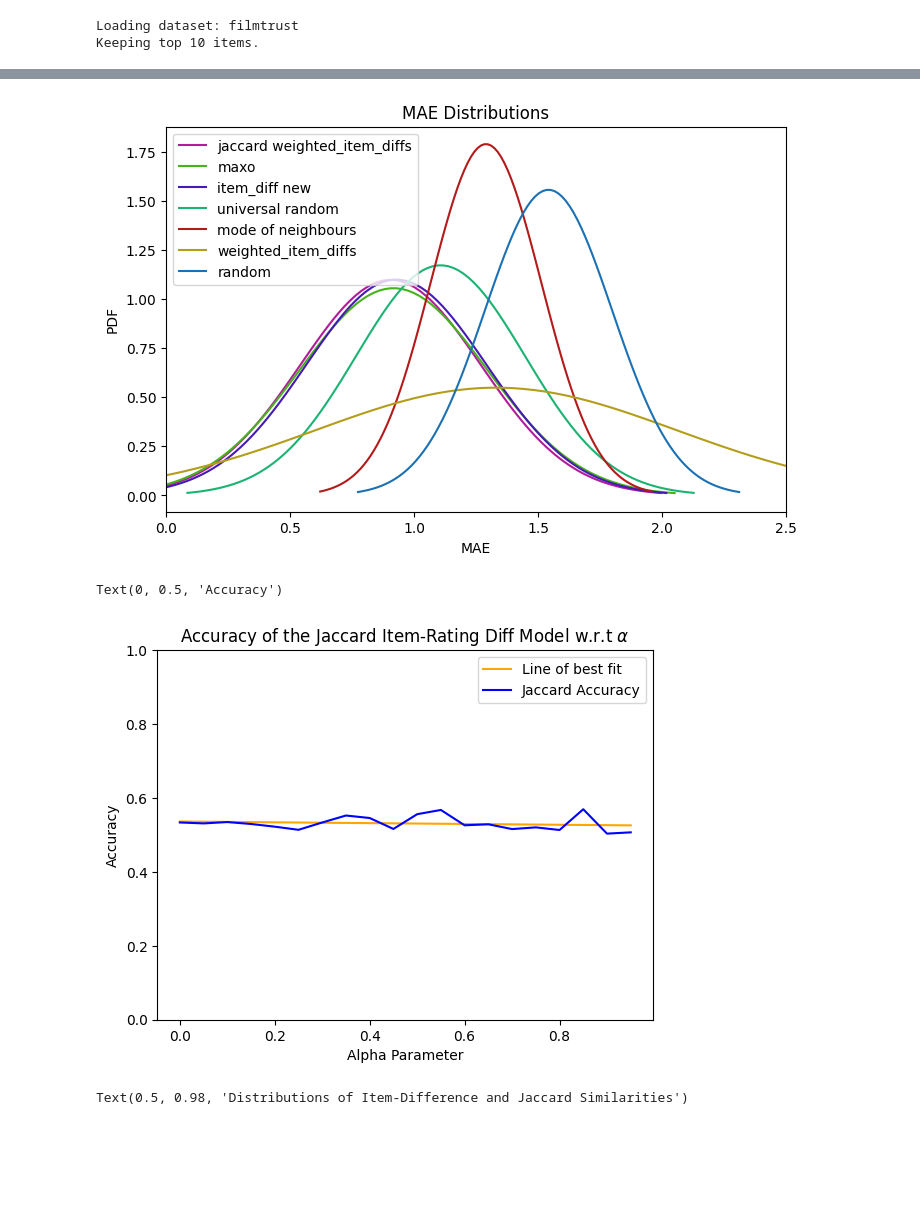
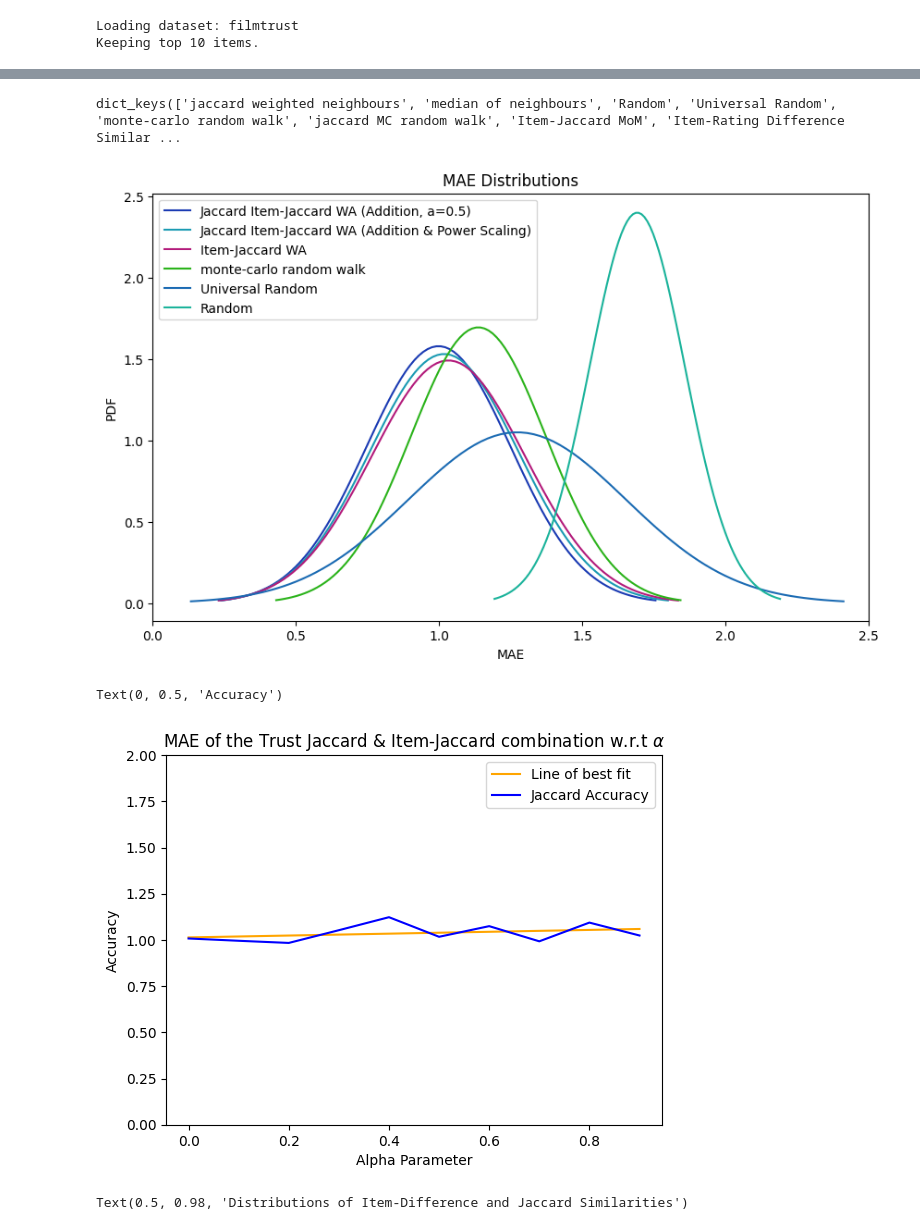
Before and after one commit to sajmon170/trust-based-recommendation-systems, a Jupyter notebook: Code/Analysis.ipynb, the cells around one changed output, grey strips where cells are left out. Cells and saved outputs as stored; diff of their text form; code cells hidden in the pictures; blank space fills up the shorter version.

```diff
--- a/Code/Analysis.ipynb
+++ b/Code/Analysis.ipynb
@@ -491,8 +609,9 @@ def item_diff_recommender_WA(data, item, test_points):
 # Connecting item graph with jaccard graph, i.e. random walk methods
 # Next steps -> Combine item-based network with intra-item, similar to how we did with social network/intra item
 #               -> Finally we will combine our understanding of these
-# %%
-results = {}
+# %%
+with open('./results.json', 'r') as infile:
+    results = json.load(infile)
 # %%
 # Make dict to hold results
 tests = {
@@ -554,8 +682,12 @@ N = len(results)
 HSV_tuples = [(x*1.0/N, 0.85, 0.7) for x in range(N)]
 RGB_tuples = list(map(lambda x: colorsys.hsv_to_rgb(*x), HSV_tuples))
 random.shuffle(RGB_tuples)
+# %%
+results.keys()
+# %% [output]
+dict_keys(['jaccard weighted neighbours', 'median of neighbours', 'Random', 'Universal Random', 'monte-carlo random walk', 'jaccard MC random walk', 'Item-Jaccard MoM', 'Item-Rating Difference Similar ...
 # %%
-fig = plt.figure(figsize=(8, 5))
+fig = plt.figure(figsize=(10, 6))
 
 # plt.subplot(5,1,1)
 # plt.title("Mean squared error")
@@ -590,45 +722,58 @@ fig = plt.figure(figsize=(8, 5))
 # plt.ylabel("ACC")
 # plt.xlabel("Ratio of sample to recommend for")
 
 # plt.subplot(1,2,1)
 # plt.title("Mean Squared Error Distributions")
 # plt.xlim(0, 5)
-result_items = sorted(list(results.items()), key=lambda x: np.mean(x[1]['mse']))
+keep_algs = [
+    'Random', 'Universal Random',
+    'monte-carlo random walk',
+    'Item-Jaccard WA',
+    # 'Intra-Item WA Pearson', 'Intra-Item WA IIJaccard',
+    # 'Jaccard & Intra-Item (JII) WA',
+    # 'JII Weighted Item Difference Similarity (JWIRD) WA',
+    'Jaccard Item-Jaccard WA (Addition, a=0.5)',
+    'Jaccard Item-Jaccard WA (Addition & Power Scaling)'
+
+
+]
+result_items = sorted(list([(a, v) for a, v in results.items(
+) if a in keep_algs]), key=lambda x: np.mean(x[1]['mse']))
 
 # for i, (name, res) in enumerate(result_items):
 #     mu = np.mean(res['mse'])
 #     sigma = np.std(res['mse'])
 #     x = np.linspace(mu - 3*sigma, mu + 3*sigma, 100)
 #     plt.plot(x, stats.norm.pdf(x, mu, sigma), label=name, color=RGB_tuples[i])
 # plt.legend()
 # plt.ylabel("PDF")
 # plt.xlabel("MSE")
 
-plt.subplot(1,2,1)
+# plt.subplot(1,2,1)
 plt.xlim(0, 2.5)
 plt.title("MAE Distributions")
 for i, (name, res) in enumerate(result_items):
     mu = np.mean(res['me'])
     sigma = np.std(res['me'])
     x = np.linspace(mu - 3*sigma, mu + 3*sigma, 100)
     plt.plot(x, stats.norm.pdf(x, mu, sigma), label=name, color=RGB_tuples[i])
 plt.legend()
 plt.ylabel("PDF")
 plt.xlabel("MAE")
 
-plt.subplot(1,2,2)
-plt.title("Algorithm Median Runtime")
-for i, (name, res) in enumerate(result_items):
-    mu = np.mean(res['timing'])
-    sigma = np.std(res['timing'])
-    x = np.linspace(mu - 3*sigma, mu + 3*sigma, 100)
-    plt.plot(x, stats.norm.pdf(x, mu, sigma), label=name, color=RGB_tuples[i])
-plt.legend()
-plt.ylabel("PDF")
-plt.xlabel("Timing (s)")
+# plt.subplot(1,2,2)
+# plt.title("Algorithm Median Runtime")
+# for i, (name, res) in enumerate(result_items):
+#     mu = np.mean(res['timing'])
+#     sigma = np.std(res['timing'])
+#     x = np.linspace(mu - 3*sigma, mu + 3*sigma, 100)
+#     plt.plot(x, stats.norm.pdf(x, mu, sigma), label=name, color=RGB_tuples[i])
+# plt.legend()
+# plt.ylabel("PDF")
+# plt.xlabel("Timing (s)")
 
 plt.show()
 # %% [output]
-[figure, old version]
+[figure, new version]
 # %%
 similarity_results = {}
@@ -644,13 +787,14 @@ mean_res = {alpha:np.mean(data['acc']) for alpha, data in similarity_results.ite
 # %%
-y, x = np.array(list(mean_res.values())), np.array(list(mean_res.keys()))
+mean_mae = {alpha:np.median(data['me']) for alpha, data in similarity_results.items()}
+y, x = np.array(list(mean_mae.values())), np.array(list(mean_mae.keys()))
 
-plt.title('Accuracy of the Jaccard Item-Rating Diff Model w.r.t $\\alpha$')
+plt.title('MAE of the Trust Jaccard & Item-Jaccard combination w.r.t $\\alpha$')
 
 a, b = np.polyfit(x, y, 1)
 plt.plot(x, a*x+b, label='Line of best fit', color='orange')
 
 plt.plot(x, y, label='Jaccard Accuracy', color='blue')
-plt.ylim(0, 1)
+plt.ylim(0, 2)
 
 plt.legend()
 
@@ -658,7 +802,7 @@ plt.xlabel('Alpha Parameter')
 plt.ylabel('Accuracy')
 # %% [output]
 Text(0, 0.5, 'Accuracy')
-[figure, old version]
+[figure, new version]
 # %%
 x_ind = np.random.random_integers(0, len(JACCARD_MATRIX) - 1, 100000)
 y_ind = np.random.random_integers(0, len(JACCARD_MATRIX) - 1, 100000)
```
Also changed, not shown: parts of 5 cells of this notebook, 21 other files.
